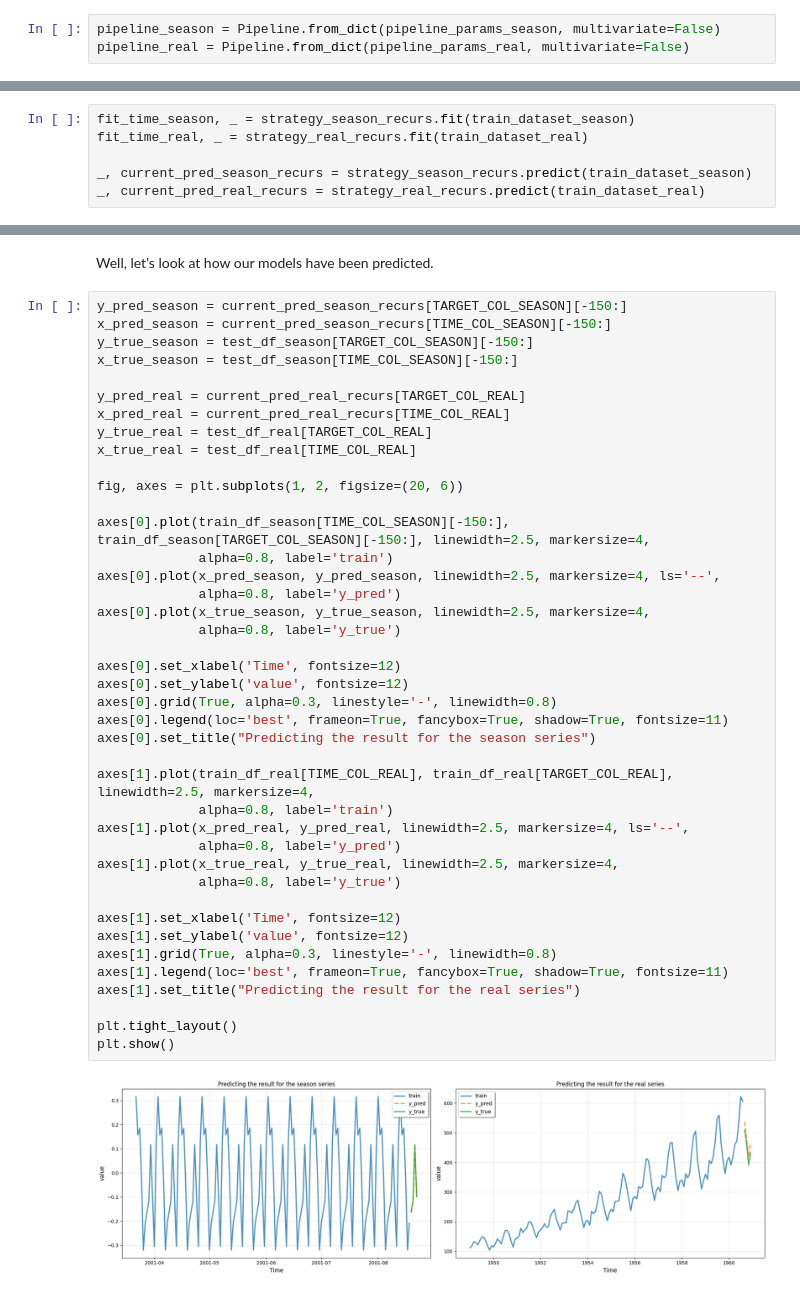
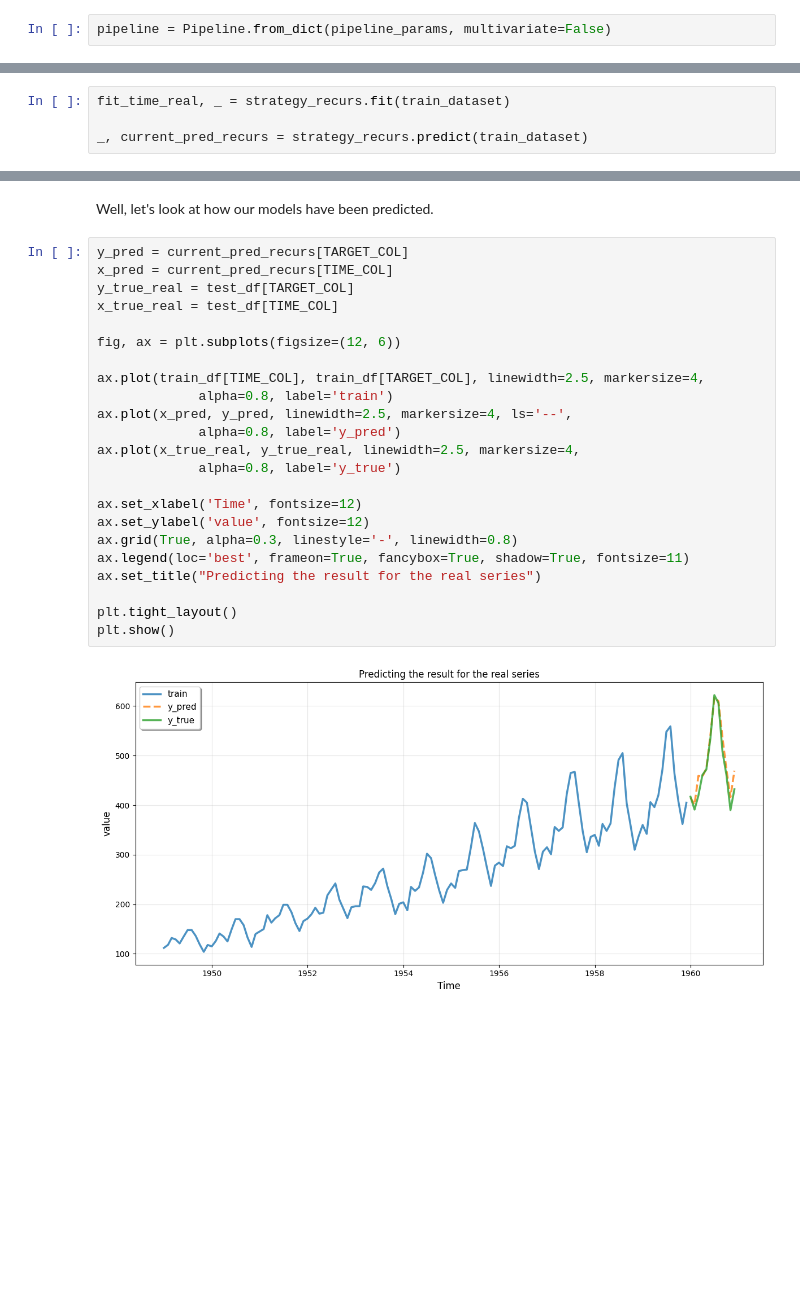
Before and after one commit to sb-ai-lab/tsururu, a Jupyter notebook: examples/Tutorial_5_Feature_analysis.ipynb, the cells around one changed output, grey strips where cells are left out. Saved outputs shown, nothing was run; the diff lists cells and outputs as text; blank space fills up the shorter version.

```diff
--- a/examples/Tutorial_5_Feature_analysis.ipynb
+++ b/examples/Tutorial_5_Feature_analysis.ipynb
@@ -246,8 +168,7 @@ pipeline_params_real = {
     }
 }
 # %%
-pipeline_season = Pipeline.from_dict(pipeline_params_season, multivariate=False)
-pipeline_real = Pipeline.from_dict(pipeline_params_real, multivariate=False)
+pipeline = Pipeline.from_dict(pipeline_params, multivariate=False)
 # %% [markdown]
 # <a id='toc3_'></a>[Description of tool for analyze features](#toc0_)
 # %% [markdown]
@@ -330,7 +242,5 @@ strategy_real_recurs = RecursiveStrategy(HORIZON, HISTORY, trainer_real, pipelin
 # %%
-fit_time_season, _ = strategy_season_recurs.fit(train_dataset_season)
-fit_time_real, _ = strategy_real_recurs.fit(train_dataset_real)
+fit_time_real, _ = strategy_recurs.fit(train_dataset)
 
-_, current_pred_season_recurs = strategy_season_recurs.predict(train_dataset_season)
-_, current_pred_real_recurs = strategy_real_recurs.predict(train_dataset_real)
+_, current_pred_recurs = strategy_recurs.predict(train_dataset)
 # %% [output]
@@ -529,45 +387,27 @@ display(shap.plots.force(explain_season_direct[0][:,:,0]))
 # %% [markdown]
 Well, let's look at how our models have been predicted.
 # %%
-y_pred_season = current_pred_season_recurs[TARGET_COL_SEASON][-150:]
-x_pred_season = current_pred_season_recurs[TIME_COL_SEASON][-150:]
-y_true_season = test_df_season[TARGET_COL_SEASON][-150:]
-x_true_season = test_df_season[TIME_COL_SEASON][-150:]
+y_pred = current_pred_recurs[TARGET_COL]
+x_pred = current_pred_recurs[TIME_COL]
+y_true_real = test_df[TARGET_COL]
+x_true_real = test_df[TIME_COL]
 
-y_pred_real = current_pred_real_recurs[TARGET_COL_REAL]
-x_pred_real = current_pred_real_recurs[TIME_COL_REAL]
-y_true_real = test_df_real[TARGET_COL_REAL]
-x_true_real = test_df_real[TIME_COL_REAL]
+fig, ax = plt.subplots(figsize=(12, 6))
 
-fig, axes = plt.subplots(1, 2, figsize=(20, 6))
-
-axes[0].plot(train_df_season[TIME_COL_SEASON][-150:], train_df_season[TARGET_COL_SEASON][-150:], linewidth=2.5, markersize=4,
+ax.plot(train_df[TIME_COL], train_df[TARGET_COL], linewidth=2.5, markersize=4,
              alpha=0.8, label='train')
-axes[0].plot(x_pred_season, y_pred_season, linewidth=2.5, markersize=4, ls='--',
+ax.plot(x_pred, y_pred, linewidth=2.5, markersize=4, ls='--',
              alpha=0.8, label='y_pred')
-axes[0].plot(x_true_season, y_true_season, linewidth=2.5, markersize=4,
+ax.plot(x_true_real, y_true_real, linewidth=2.5, markersize=4,
              alpha=0.8, label='y_true')
 
-axes[0].set_xlabel('Time', fontsize=12)
-axes[0].set_ylabel('value', fontsize=12)
-axes[0].grid(True, alpha=0.3, linestyle='-', linewidth=0.8)
-axes[0].legend(loc='best', frameon=True, fancybox=True, shadow=True, fontsize=11)
-axes[0].set_title("Predicting the result for the season series")
-
-axes[1].plot(train_df_real[TIME_COL_REAL], train_df_real[TARGET_COL_REAL], linewidth=2.5, markersize=4,
-             alpha=0.8, label='train')
-axes[1].plot(x_pred_real, y_pred_real, linewidth=2.5, markersize=4, ls='--',
-             alpha=0.8, label='y_pred')
-axes[1].plot(x_true_real, y_true_real, linewidth=2.5, markersize=4,
-             alpha=0.8, label='y_true')
-
-axes[1].set_xlabel('Time', fontsize=12)
-axes[1].set_ylabel('value', fontsize=12)
-axes[1].grid(True, alpha=0.3, linestyle='-', linewidth=0.8)
-axes[1].legend(loc='best', frameon=True, fancybox=True, shadow=True, fontsize=11)
-axes[1].set_title("Predicting the result for the real series")
+ax.set_xlabel('Time', fontsize=12)
+ax.set_ylabel('value', fontsize=12)
+ax.grid(True, alpha=0.3, linestyle='-', linewidth=0.8)
+ax.legend(loc='best', frameon=True, fancybox=True, shadow=True, fontsize=11)
+ax.set_title("Predicting the result for the real series")
 
 plt.tight_layout()
 plt.show()
 # %% [output]
-[figure, old version]
+[figure, new version]
```
Also changed, not shown: parts of 25 cells of this notebook, 1 other file.
